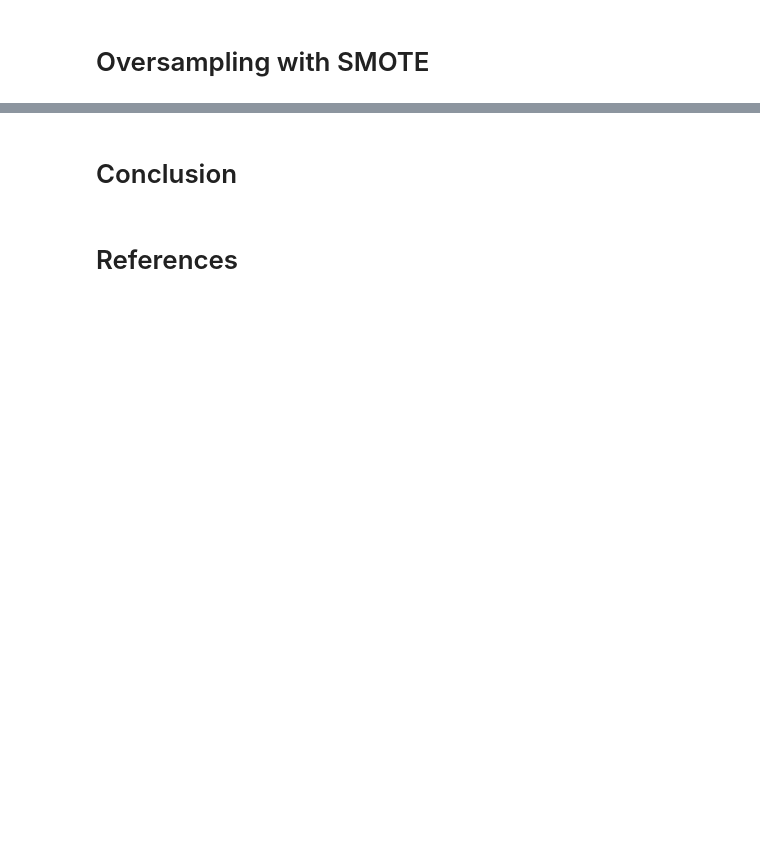
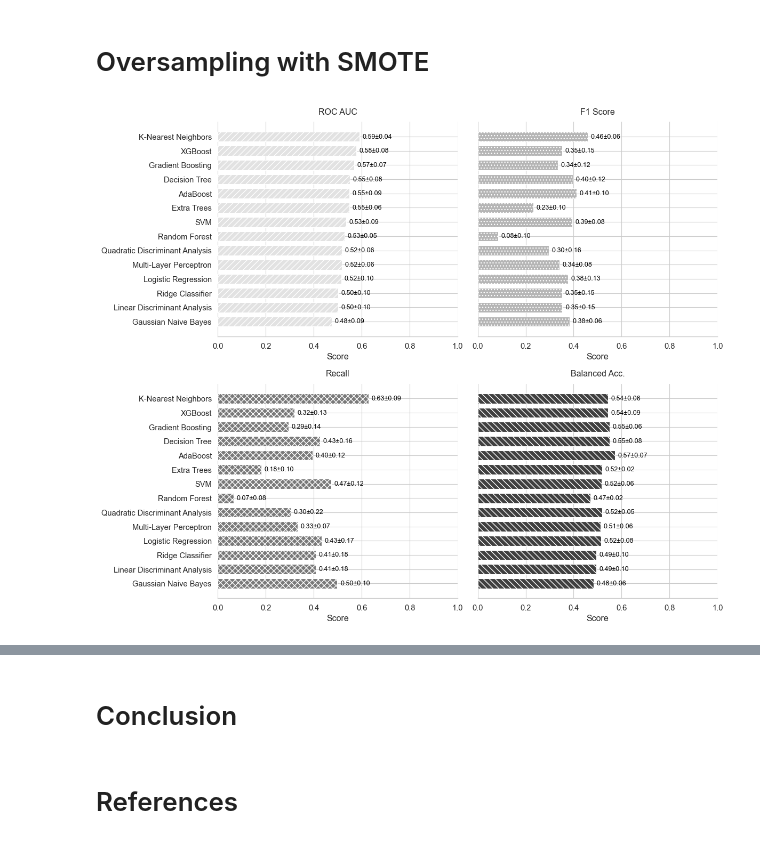
Before and after one commit to alfredofdlv/student-intervention-ml-pipeline, a Jupyter notebook: Report.ipynb, the cells around one changed output, grey strips where cells are left out. Saved outputs shown, nothing was run; the diff lists cells and outputs as text; code cells hidden in the pictures; blank space fills up the shorter version.

```diff
--- a/Report.ipynb
+++ b/Report.ipynb
@@ -943,5 +953,101 @@ Parameters: { "use_label_encoder" } are not used.
 # %% [markdown]
 # Oversampling with SMOTE
+# %%
+# Import necessary libraries
+import numpy as np
+import matplotlib.pyplot as plt
+import pandas as pd
+from sklearn.model_selection import GridSearchCV, cross_validate
+from imblearn.pipeline import Pipeline as ImbPipeline
+from imblearn.over_sampling import SMOTE
+
+# Define scoring metrics
+scoring = {
+    'ROC_AUC': 'roc_auc',
+    'F1': 'f1',
+    'RECALL': 'recall',
+    'BALANCED_ACCURACY': 'balanced_accuracy'
+}
+
+# Build the pipeline template
+pipeline = ImbPipeline([
+    ('smote', SMOTE(random_state=42)),  # SMOTE solo en train
+    ('clf', LogisticRegression()),      # placeholder
+])
+
+# Prepare a DataFrame to store cross-validation results
+results = []
+
+for name, mp in model_params.items():
+    # Clone and set the classifier in the pipeline
+    pipe = ImbPipeline([
+        ('smote', SMOTE(random_state=42)),
+        ('clf', mp["model"])
+    ])
+
+    # Run cross-validation for all scoring metrics
+    cv_res = cross_validate(pipe, X_train, y_train, cv=5, scoring=scoring, return_train_score=False, n_jobs=-1)
+
+    # Aggregate mean and std for each metric
+    row = {'Model': name}
+    for metric in scoring:
+        row[f'mean_{metric}'] = np.mean(cv_res[f'test_{metric}'])
+        row[f'std_{metric}'] = np.std(cv_res[f'test_{metric}'])
+    results.append(row)
+
+
+df_results = pd.DataFrame(results)
+# Mapeo a nombres legibles
+df_results['Model'] = df_results['Model'].map(model_names)
+
+# --------------------------------------------------
+# 2) Preparar paleta y hatches
+# --------------------------------------------------
+metrics = ['ROC_AUC','F1','RECALL','BALANCED_ACCURACY']
+titles  = ['ROC AUC','F1 Score','Recall','Balanced Acc.']
+
+sns.set_context("paper", font_scale=1.2)
+plt.rc("font", family="serif")
+sns.set_style("whitegrid")
+
+palette = sns.color_palette("Greys", n_colors=len(metrics))
+hatches = ['///','...','xxx','\\\\\\']
+
+# --------------------------------------------------
+# 3) Dibujar 2×2 subplots de barras horizontales
+# --------------------------------------------------
+fig, axes = plt.subplots(2, 2, figsize=(12,10), sharey=True)
+axes = axes.flatten()
+
+for ax, met, title, col, hatch in zip(axes, metrics, titles, palette, hatches):
+    # ordenar de menor a mayor para barh
+    sub = df_results.sort_values(f'mean_{met}', ascending=True)
+
+    bars = ax.barh(
+        y      = sub['Model'],
+        width  = sub[f'mean_{met}'],
+        height = 0.7,
+        color  = col,
+        hatch  = hatch
+    )
+    # etiquetas mean±std
+    labels = [
+        f"{m:.2f}±{s:.2f}"
+        for m, s in zip(sub[f'mean_{met}'], sub[f'std_{met}'])
+    ]
+    ax.bar_label(bars, labels=labels, padding=4, fontsize=9, color="black")
+
+    ax.set_title(title, pad=10)
+    ax.set_xlim(0,1)
+    ax.set_xlabel("Score")
+    ax.set_ylabel("")   # el nombre ya está en el y-tick
+    sns.despine(ax=ax, left=True)
+
+plt.tight_layout()
+plt.savefig("cv_comparison_smote.pdf")  # vectorial para tu paper
+plt.show()
+# %% [output]
+[figure, added]
 # %%
 from imblearn.pipeline import Pipeline as ImbPipeline
 from imblearn.over_sampling import SMOTE
```
Also changed, not shown: parts of 14 cells of this notebook, 1 other file.
